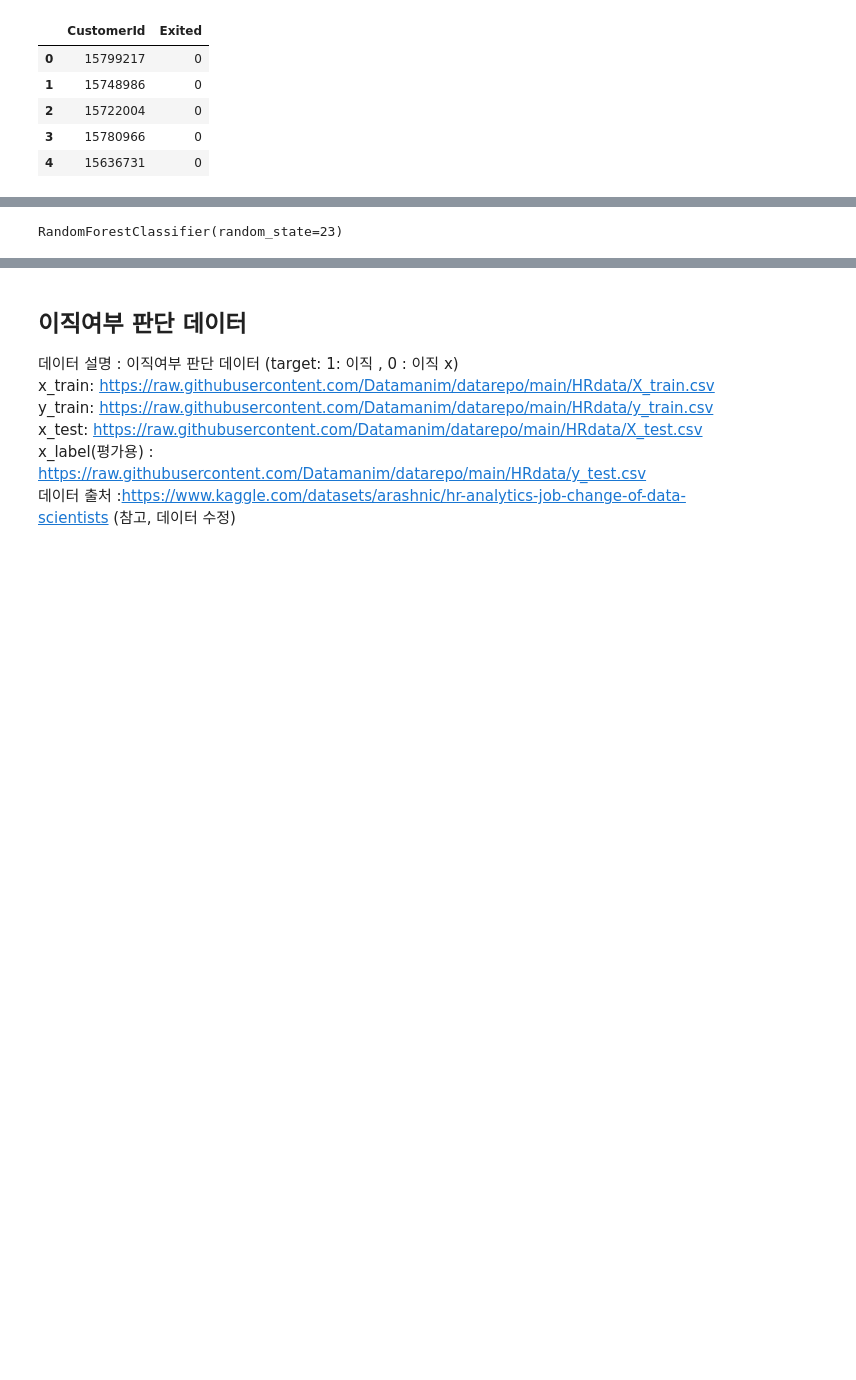
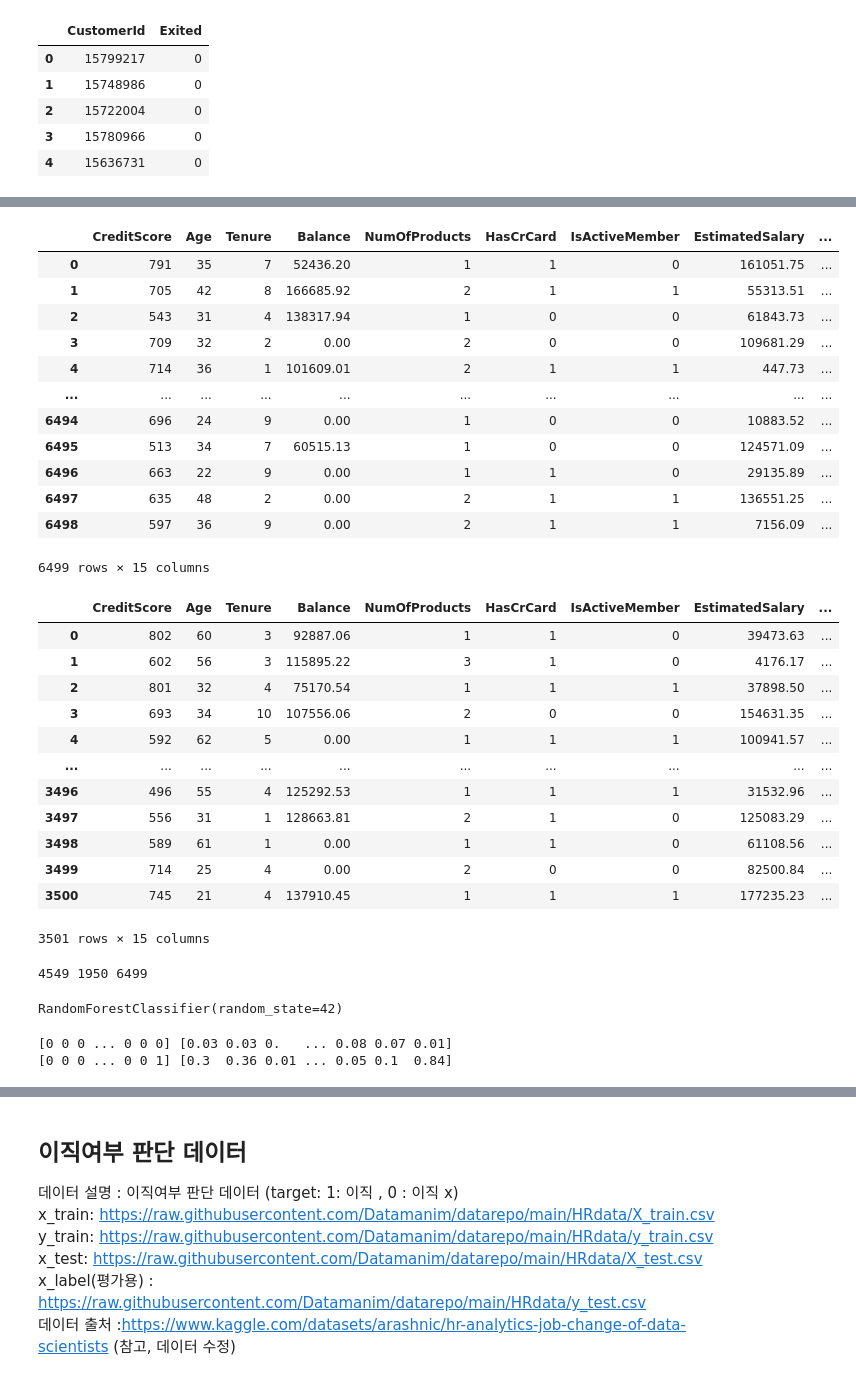
Before and after one commit to cms6090/Big-Data-Analysis, a Jupyter notebook: 2유형/데이터 마이닝.ipynb, the cells around one changed output, grey strips where cells are left out. Drawn from its saved outputs; the diff is of its cells as text; code cells hidden in the pictures; blank space fills up the shorter version.

```diff
--- a/2유형/데이터 마이닝.ipynb
+++ b/2유형/데이터 마이닝.ipynb
@@ -53,26 +67,61 @@ display(x_train_drop.head(), x_test_drop.head())
 # %%
 x_train_dummies = pd.get_dummies(x_train_drop)
 y = y_train["Exited"]
 
 x_test_dummies = pd.get_dummies(x_test_drop)
-# train과 컬럼 순서 동일하게 하기 (더미화 하면서 순서대로 정렬을 이미 하기 때문에 오류가 난다면 해당 컬럼이 누락된것)
-x_test_dummies = x_test_dummies[x_train_dummies.columns]
+x_test_dummies = x_test_dummies[x_train_dummies.columns] # train과 컬럼 순서 동일하게 하기 (더미화 하면서 순서대로 정렬을 이미 하기 때문에 오류가 난다면 해당 컬럼이 누락된것)
+
+display(x_train_dummies, x_test_dummies)
+# %% [output]
+|  | CreditScore | Age | Tenure | Balance | NumOfProducts | HasCrCard | IsActiveMember | EstimatedSalary | ... |
+| 0 | 791 | 35 | 7 | 52436.20 | 1 | 1 | 0 | 161051.75 | ... |
+| 1 | 705 | 42 | 8 | 166685.92 | 2 | 1 | 1 | 55313.51 | ... |
+| 2 | 543 | 31 | 4 | 138317.94 | 1 | 0 | 0 | 61843.73 | ... |
+| 3 | 709 | 32 | 2 | 0.00 | 2 | 0 | 0 | 109681.29 | ... |
+| 4 | 714 | 36 | 1 | 101609.01 | 2 | 1 | 1 | 447.73 | ... |
+| ... | ... | ... | ... | ... | ... | ... | ... | ... | ... |
+| 6494 | 696 | 24 | 9 | 0.00 | 1 | 0 | 0 | 10883.52 | ... |
+| 6495 | 513 | 34 | 7 | 60515.13 | 1 | 0 | 0 | 124571.09 | ... |
+| 6496 | 663 | 22 | 9 | 0.00 | 1 | 1 | 0 | 29135.89 | ... |
+| 6497 | 635 | 48 | 2 | 0.00 | 2 | 1 | 1 | 136551.25 | ... |
+| 6498 | 597 | 36 | 9 | 0.00 | 2 | 1 | 1 | 7156.09 | ... |
+6499 rows × 15 columns
+|  | CreditScore | Age | Tenure | Balance | NumOfProducts | HasCrCard | IsActiveMember | EstimatedSalary | ... |
+| 0 | 802 | 60 | 3 | 92887.06 | 1 | 1 | 0 | 39473.63 | ... |
+| 1 | 602 | 56 | 3 | 115895.22 | 3 | 1 | 0 | 4176.17 | ... |
+| 2 | 801 | 32 | 4 | 75170.54 | 1 | 1 | 1 | 37898.50 | ... |
+| 3 | 693 | 34 | 10 | 107556.06 | 2 | 0 | 0 | 154631.35 | ... |
+| 4 | 592 | 62 | 5 | 0.00 | 1 | 1 | 1 | 100941.57 | ... |
+| ... | ... | ... | ... | ... | ... | ... | ... | ... | ... |
+| 3496 | 496 | 55 | 4 | 125292.53 | 1 | 1 | 1 | 31532.96 | ... |
+| 3497 | 556 | 31 | 1 | 128663.81 | 2 | 1 | 0 | 125083.29 | ... |
+| 3498 | 589 | 61 | 1 | 0.00 | 1 | 1 | 0 | 61108.56 | ... |
+| 3499 | 714 | 25 | 4 | 0.00 | 2 | 0 | 0 | 82500.84 | ... |
+| 3500 | 745 | 21 | 4 | 137910.45 | 1 | 1 | 1 | 177235.23 | ... |
+3501 rows × 15 columns
+# %%
+from sklearn.model_selection import train_test_split
+X_train, X_valid, Y_train, Y_valid = train_test_split(x_train_dummies, y, test_size = 0.3, random_state = 42)
+
+print(len(X_train), len(X_valid), len(x_train_dummies))
+# %% [output]
+4549 1950 6499
 # %%
-from sklearn.model_selection import train_test_split
 from sklearn.ensemble import RandomForestClassifier
 
-X_train, X_validation, Y_train, Y_validation = train_test_split(x_train_dummies, y, test_size = 0.33, random_state = 42)
-
-rf = RandomForestClassifier(random_state = 23)
+rf = RandomForestClassifier(random_state= 42)
 rf.fit(X_train, Y_train)
 # %% [output]
-RandomForestClassifier(random_state=23)
+RandomForestClassifier(random_state=42)
 # %%
-from sklearn.metrics import accuracy_score , f1_score, recall_score, roc_auc_score ,precision_score
-
 predict_train_label = rf.predict(X_train) # 각각 모델의 최종 예측값 출력 -> 분류 모델 : 0,1,2,3 등 가장 확률 높은 클래스 출력
 predict_train_proba = rf.predict_proba(X_train)[:,1] # 두 번째 클래스(즉, positive class) 에 대한 확률만 1차원 배열로 추출
+print(predict_train_label, predict_train_proba)
 
-predict_validation_label = rf.predict(X_validation)
-predict_validation_prob = rf.predict_proba(X_validation)[:,1]
+predict_valid_label = rf.predict(X_valid)
+predict_valid_proba = rf.predict_proba(X_valid)[:,1]
+print(predict_valid_label, predict_valid_proba)
+# %% [output]
+[0 0 0 ... 0 0 0] [0.03 0.03 0.   ... 0.08 0.07 0.01]
+[0 0 0 ... 0 0 1] [0.3  0.36 0.01 ... 0.05 0.1  0.84]
 # %%
```
Also changed, not shown: parts of 95 cells of this notebook.
